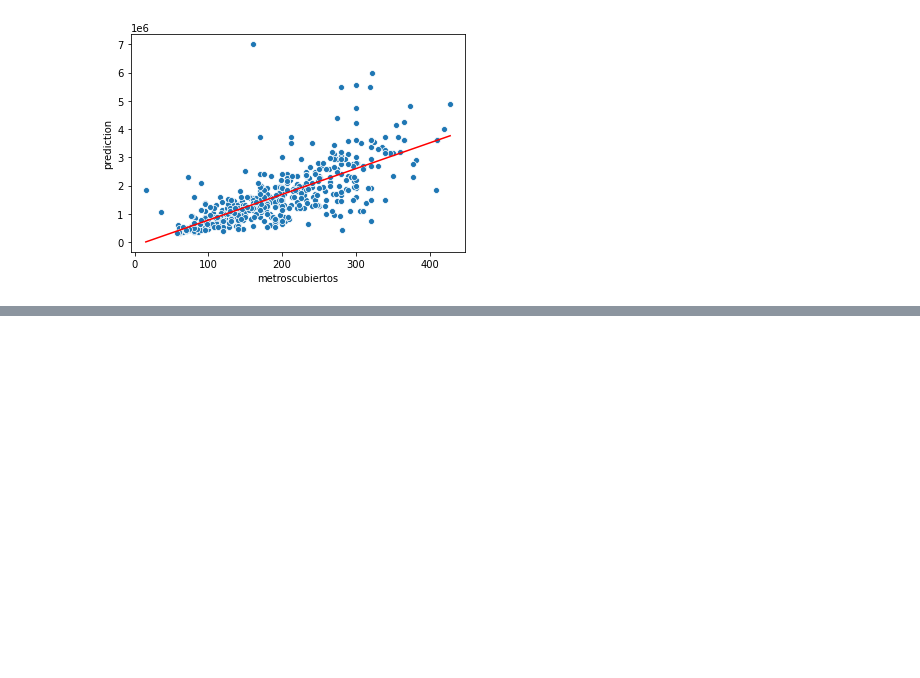
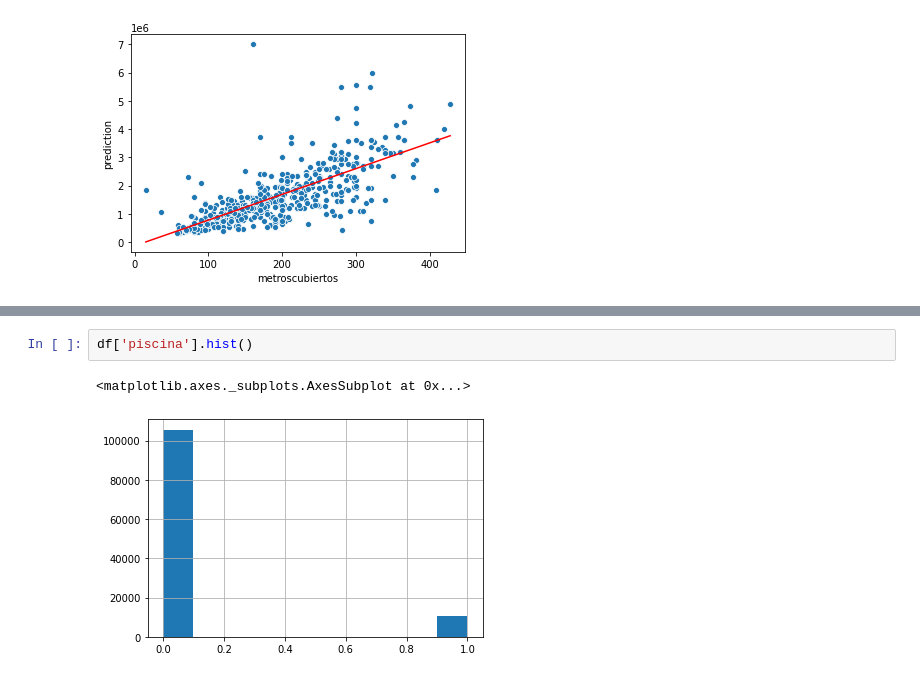
Before and after one commit to wgbusch/mt, a Jupyter notebook: tp3/notebooks/PrediccionPrecios.ipynb, the cells around one changed output, grey strips where cells are left out. Saved outputs shown, nothing was run; the diff lists cells and outputs as text; blank space fills up the shorter version.

```diff
--- a/tp3/notebooks/PrediccionPrecios.ipynb
+++ b/tp3/notebooks/PrediccionPrecios.ipynb
@@ -201,0 +239,5 @@ Python 3.6.10
+# %%
+df['piscina'].hist()
+# %% [output]
+<matplotlib.axes._subplots.AxesSubplot at 0x...>
+[figure, added]
```
Also changed, not shown: parts of 8 cells of this notebook.
